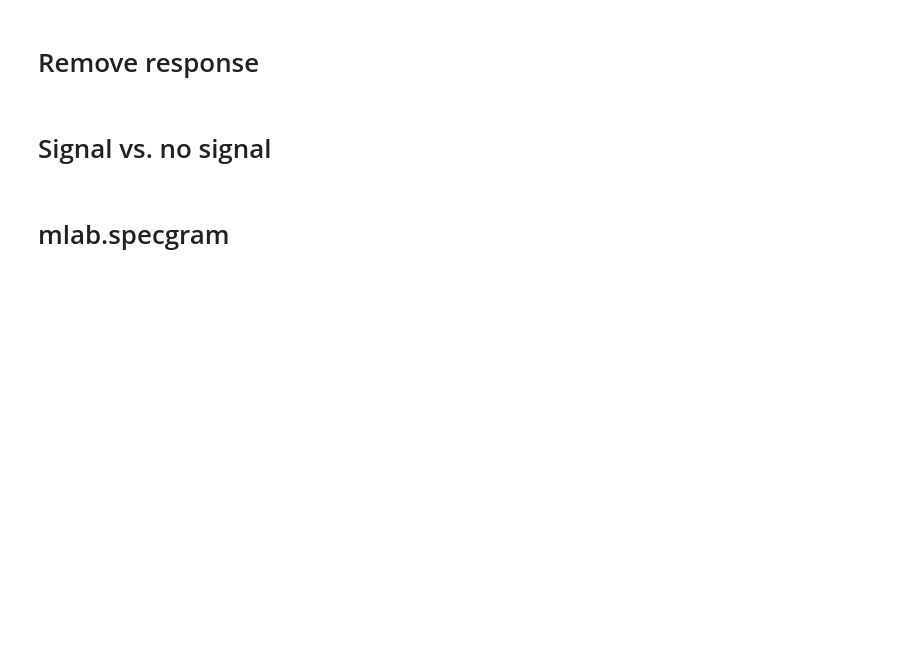
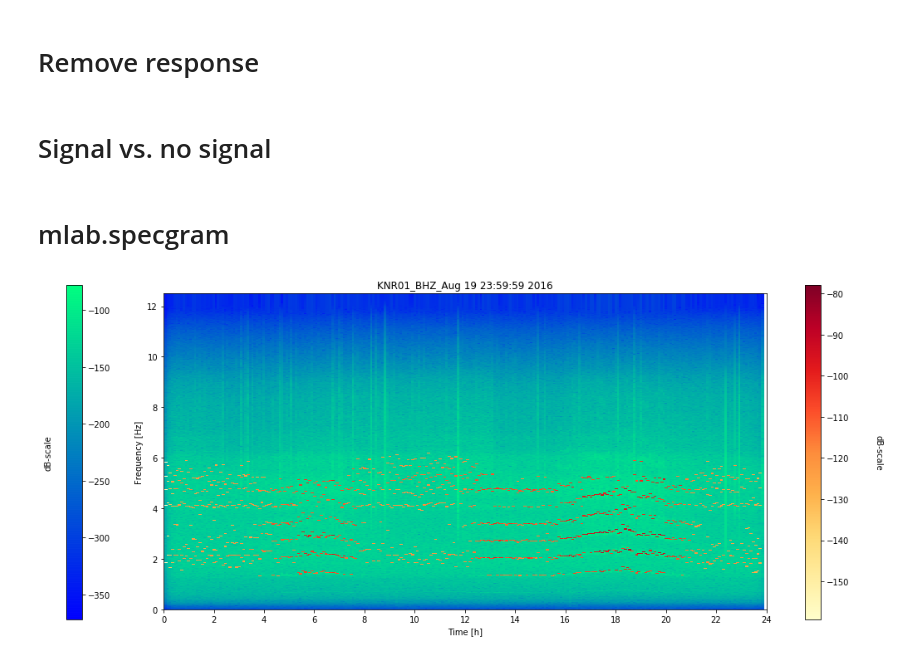
Before and after one commit to DDEssing/thesis_code, a Jupyter notebook: Amplitude_variation.ipynb, the cells around one changed output. Saved outputs shown, nothing was run; the diff lists cells and outputs as text; code cells hidden in the pictures; blank space fills up the shorter version.

Commit message:
Fixed Colorbars

```diff
--- a/Amplitude_variation.ipynb
+++ b/Amplitude_variation.ipynb
@@ -242,9 +296,7 @@ def _nearest_pow_2(x):
 # %%
-data = np.array(st_simu_filt[0].data)
-data = data - data.mean()
 per_lap = .1
 wlen = float(fs*10)
-npts = len(data)
+npts = len(data_BHZ)
 nfft = int(_nearest_pow_2(wlen * fs))
 nlap = int(nfft * float(per_lap))
 # %%
@@ -277,7 +329,7 @@ def searchmaxima(maxima, data, distance, scale_vector=0):
 
             minimal_value = np.min(data1)
 
-            data1[int(index_max[i]-15):int(index_max[i]+15)] = minimal_value-100
+            data1[int(index_max[i]-distance):int(index_max[i]+distance)] = minimal_value-100
         return(value_max, index_max)
 
     else:
@@ -315,0 +382,78 @@ for j in range(np.shape(specgram)[1]):
+# %%
+vmin_amp =  10 * np.log10(np.min(np.hstack(([max_array_Z[max_array_Z != 0]], [max_array_1[max_array_1 != 0]],[max_array_2[max_array_2 != 0]]))))
+vmax_amp =  10 * np.log10(np.max(np.array([max_array_Z,max_array_1,max_array_2])))
+vmin_spec = 10 * np.log10(np.min(np.array([specgram_BHZ,specgram_BH1,specgram_BH2])))
+vmax_spec = 10 * np.log10(np.max(np.array([specgram_BHZ,specgram_BH1,specgram_BH2])))
+# %%
+fig, ax = plt.subplots(figsize=(13,7))
+specgramZ_plot = ax.pcolormesh(time/3600, freq, 10 * np.log10(specgram_BHZ[1:,:]), alpha=.99, cmap='winter', vmin=vmin_spec, vmax=vmax_spec)
+amp_valZ_plot = ax.pcolormesh(time/3600, freq, 10 * np.log10(max_array_Z),cmap='YlOrRd', vmin=vmin_amp,vmax=vmax_amp)
+#specgram_plot = ax.pcolormesh(10 * np.log10(specgram[1:,:]), alpha=1, cmap='winter')
+#amp_val_plot = ax.pcolormesh(10 * np.log10(max_array), alpha=.5, cmap='YlOrRd')
+
+plt.xticks(np.linspace(0,24,13))
+plt.xlabel('Time [h]')
+plt.ylabel('Frequency [Hz]')
+plt.title(st_BHZ_simu_filt[0].stats.station + '_' + st_BHZ_simu_filt[0].stats.channel + '_' + date)
+
+cbaxes = fig.add_axes([0, 0.1, 0.02, 0.8])
+cb = plt.colorbar(specgramZ_plot, cax = cbaxes)
+cb.ax.set_ylabel('dB-scale')
+cb.ax.get_yaxis().labelpad = -80
+cbaxes = fig.add_axes([.95, 0.1, 0.02, 0.8])
+cb = plt.colorbar(amp_valZ_plot, cax = cbaxes)
+cb.ax.set_ylabel('dB-scale', rotation=270)
+cb.ax.get_yaxis().labelpad = 40
+
+
+
+fig, ax = plt.subplots(figsize=(13,7))
+specgram1_plot = ax.pcolormesh(time/3600, freq, 10 * np.log10(specgram_BH1[1:,:]), alpha=.99, cmap='winter',  vmin=vmin_spec, vmax=vmax_spec)
+amp_val1_plot = ax.pcolormesh(time/3600, freq, 10 * np.log10(max_array_1),cmap='YlOrRd',vmin=vmin_amp,vmax=vmax_amp)
+#specgram_plot = ax.pcolormesh(10 * np.log10(specgram[1:,:]), alpha=1, cmap='winter')
+#amp_val_plot = ax.pcolormesh(10 * np.log10(max_array), alpha=.5, cmap='YlOrRd')
+
+plt.xticks(np.linspace(0,24,13))
+plt.xlabel('Time [h]')
+plt.ylabel('Frequency [Hz]')
+plt.title(st_BH1_simu_filt[0].stats.station + '_' + st_BH1_simu_filt[0].stats.channel + '_' + date)
+
+cbaxes = fig.add_axes([0, 0.1, 0.02, 0.8])
+cb = plt.colorbar(specgram1_plot, cax = cbaxes)
+cb.ax.set_ylabel('dB-scale')
+cb.ax.get_yaxis().labelpad = -80
+cbaxes = fig.add_axes([.95, 0.1, 0.02, 0.8])
+cb = plt.colorbar(amp_val1_plot, cax = cbaxes)
+cb.ax.set_ylabel('dB-scale', rotation=270)
+cb.ax.get_yaxis().labelpad = 40
+
+
+fig, ax = plt.subplots(figsize=(13,7))
+specgram2_plot = ax.pcolormesh(time/3600, freq, 10 * np.log10(specgram_BH2[1:,:]), alpha=.99, cmap='winter',  vmin=vmin_spec, vmax=vmax_spec)
+amp_val2_plot = ax.pcolormesh(time/3600, freq, 10 * np.log10(max_array_2),cmap='YlOrRd', vmin=vmin_amp,vmax=vmax_amp)
+#specgram_plot = ax.pcolormesh(10 * np.log10(specgram[1:,:]), alpha=1, cmap='winter')
+#amp_val_plot = ax.pcolormesh(10 * np.log10(max_array), alpha=.5, cmap='YlOrRd')
+
+plt.xticks(np.linspace(0,24,13))
+plt.xlabel('Time [h]')
+plt.ylabel('Frequency [Hz]')
+plt.title(st_BH2_simu_filt[0].stats.station + '_' + st_BH2_simu_filt[0].stats.channel + '_' + date)
+
+cbaxes = fig.add_axes([0, 0.1, 0.02, 0.8])
+cb = plt.colorbar(specgram2_plot, cax = cbaxes)
+cb.ax.set_ylabel('dB-scale')
+cb.ax.get_yaxis().labelpad = -80
+cbaxes = fig.add_axes([.95, 0.1, 0.02, 0.8])
+cb = plt.colorbar(amp_val2_plot, cax = cbaxes)
+cb.ax.set_ylabel('dB-scale', rotation=270)
+cb.ax.get_yaxis().labelpad = 40
+
+
+#plt.xlim(2,6)
+#plt.ylim(0,4)
+#plt.grid(alpha=.1)
+
+
+plt.show()
+# %% [output]
+[figure, added]
```
Also changed, not shown: parts of 15 cells of this notebook.
